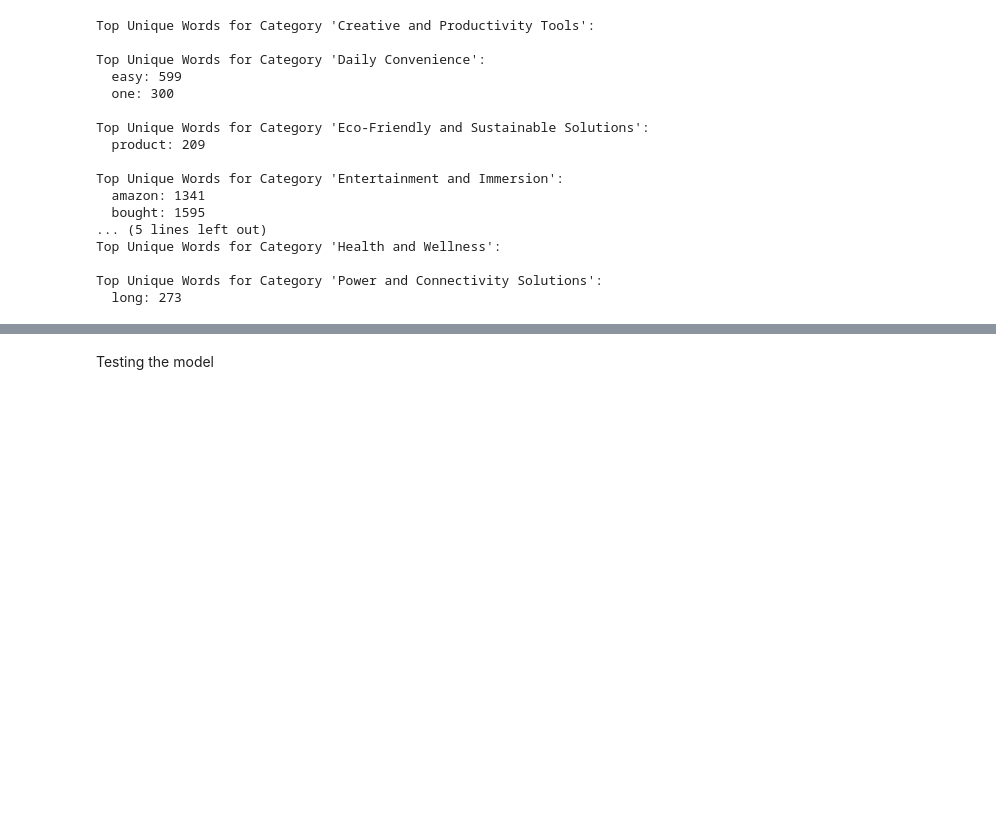
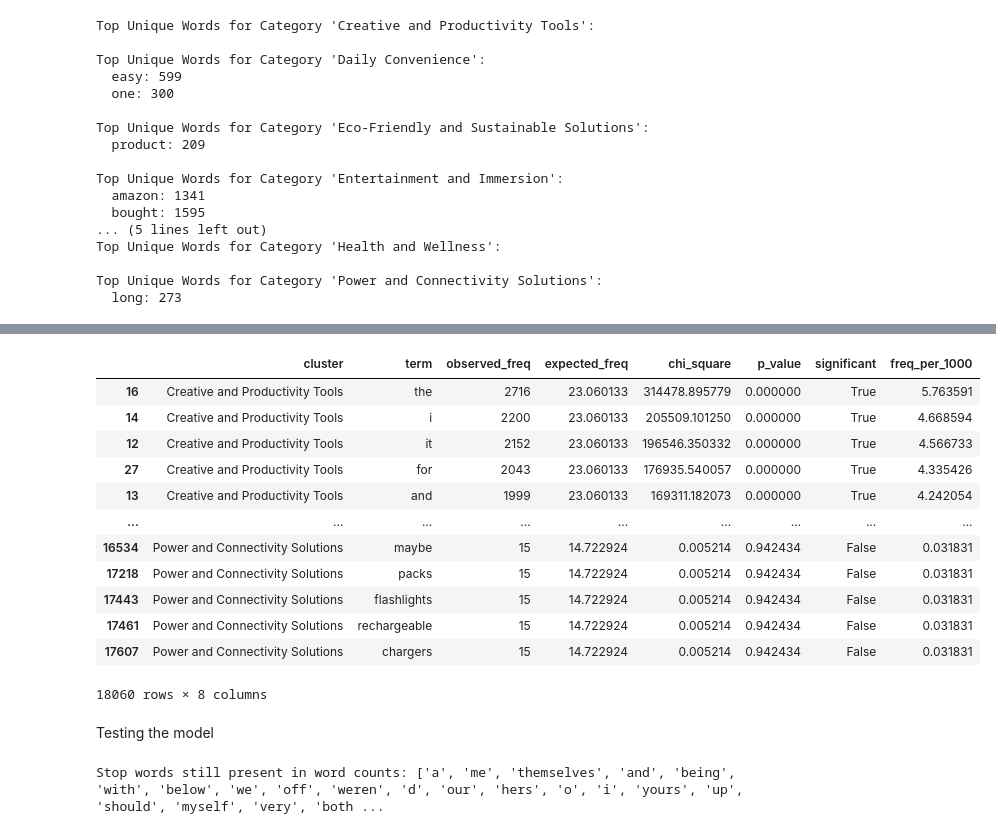
Before and after one commit to Cutie-tee/Roboreviews_project, a Jupyter notebook: Clustering_with_zero_classifcation_ipynb.ipynb, the cells around one changed output, grey strips where cells are left out. Drawn from its saved outputs; the diff is of its cells as text; code cells hidden in the pictures; blank space fills up the shorter version.

```diff
--- a/Clustering_with_zero_classifcation_ipynb.ipynb
+++ b/Clustering_with_zero_classifcation_ipynb.ipynb
@@ -426,0 +451,41 @@ for category, words in filtered_word_counts.items():
+# %%
+import gensim.downloader as api
+from sklearn.metrics.pairwise import cosine_similarity
+import numpy as np
+
+# Load pre-trained word embeddings
+print("Loading pre-trained word embeddings...")
+word_embeddings = api.load("glove-wiki-gigaword-50")  # Use any pre-trained embedding available
+
+# Example filtered_top_words_by_category from your dataset
+filtered_top_words_by_category = {
+    "Creative and Productivity Tools": [("apps", 355), ("works", 327), ("work", 321), ("love", 258)],
+    "Daily Convenience": [("buy", 266), ("love", 247), ("fire", 207), ("like", 207)],
+    "Eco-Friendly and Sustainable Solutions": [("works", 143), ("last", 135), ("value", 128), ("buy", 103)],
+}
+
+# Calculate intra-cluster similarity
+for category, top_words in filtered_top_words_by_category.items():
+    print(f"\nCategory: {category}")
+
+    # Extract words from top_words
+    words = [word for word, _ in top_words]
+
+    # Filter words that exist in word embeddings
+    valid_words = [word for word in words if word in word_embeddings]
+    print(f"Valid Words in Embeddings: {valid_words}")
+
+    if not valid_words:
+        print("No valid words found in embeddings for this category.")
+        continue
+
+    # Get embeddings for valid words
+    vectors = [word_embeddings[word] for word in valid_words]
+
+    # Calculate pairwise cosine similarity
+    if len(vectors) > 1:  # At least two vectors needed for similarity calculation
+        similarities = cosine_similarity(vectors)
+        avg_similarity = np.mean(similarities)
+        print(f"Average Intra-cluster Similarity: {avg_similarity:.2f}")
+    else:
+        print("Not enough words for similarity calculation.")
@@ -427,2 +571,27 @@ for category, words in filtered_word_counts.items():
+# %%
+results_df
+# %% [output]
+|  | cluster | term | observed_freq | expected_freq | chi_square | p_value | significant | freq_per_1000 |
+| 16 | Creative and Productivity Tools | the | 2716 | 23.060133 | 314478.895779 | 0.000000 | True | 5.763591 |
+| 14 | Creative and Productivity Tools | i | 2200 | 23.060133 | 205509.101250 | 0.000000 | True | 4.668594 |
+| 12 | Creative and Productivity Tools | it | 2152 | 23.060133 | 196546.350332 | 0.000000 | True | 4.566733 |
+| 27 | Creative and Productivity Tools | for | 2043 | 23.060133 | 176935.540057 | 0.000000 | True | 4.335426 |
+| 13 | Creative and Productivity Tools | and | 1999 | 23.060133 | 169311.182073 | 0.000000 | True | 4.242054 |
+| ... | ... | ... | ... | ... | ... | ... | ... | ... |
+| 16534 | Power and Connectivity Solutions | maybe | 15 | 14.722924 | 0.005214 | 0.942434 | False | 0.031831 |
+| 17218 | Power and Connectivity Solutions | packs | 15 | 14.722924 | 0.005214 | 0.942434 | False | 0.031831 |
+| 17443 | Power and Connectivity Solutions | flashlights | 15 | 14.722924 | 0.005214 | 0.942434 | False | 0.031831 |
+| 17461 | Power and Connectivity Solutions | rechargeable | 15 | 14.722924 | 0.005214 | 0.942434 | False | 0.031831 |
+| 17607 | Power and Connectivity Solutions | chargers | 15 | 14.722924 | 0.005214 | 0.942434 | False | 0.031831 |
+18060 rows × 8 columns
 # %% [markdown]
 Testing the model
+# %%
+# Check if any stop words are in the overall word counts
+remaining_stop_words = [word for word in stop_words if word in all_word_counts]
+if remaining_stop_words:
+    print("Stop words still present in word counts:", remaining_stop_words)
+else:
+    print("No stop words found in the final word counts.")
+# %% [output]
+Stop words still present in word counts: ['a', 'me', 'themselves', 'and', 'being', 'with', 'below', 'we', 'off', 'weren', 'd', 'our', 'hers', 'o', 'i', 'yours', 'up', 'should', 'myself', 'very', 'both ...
```
Also changed, not shown: parts of 10 cells of this notebook.
